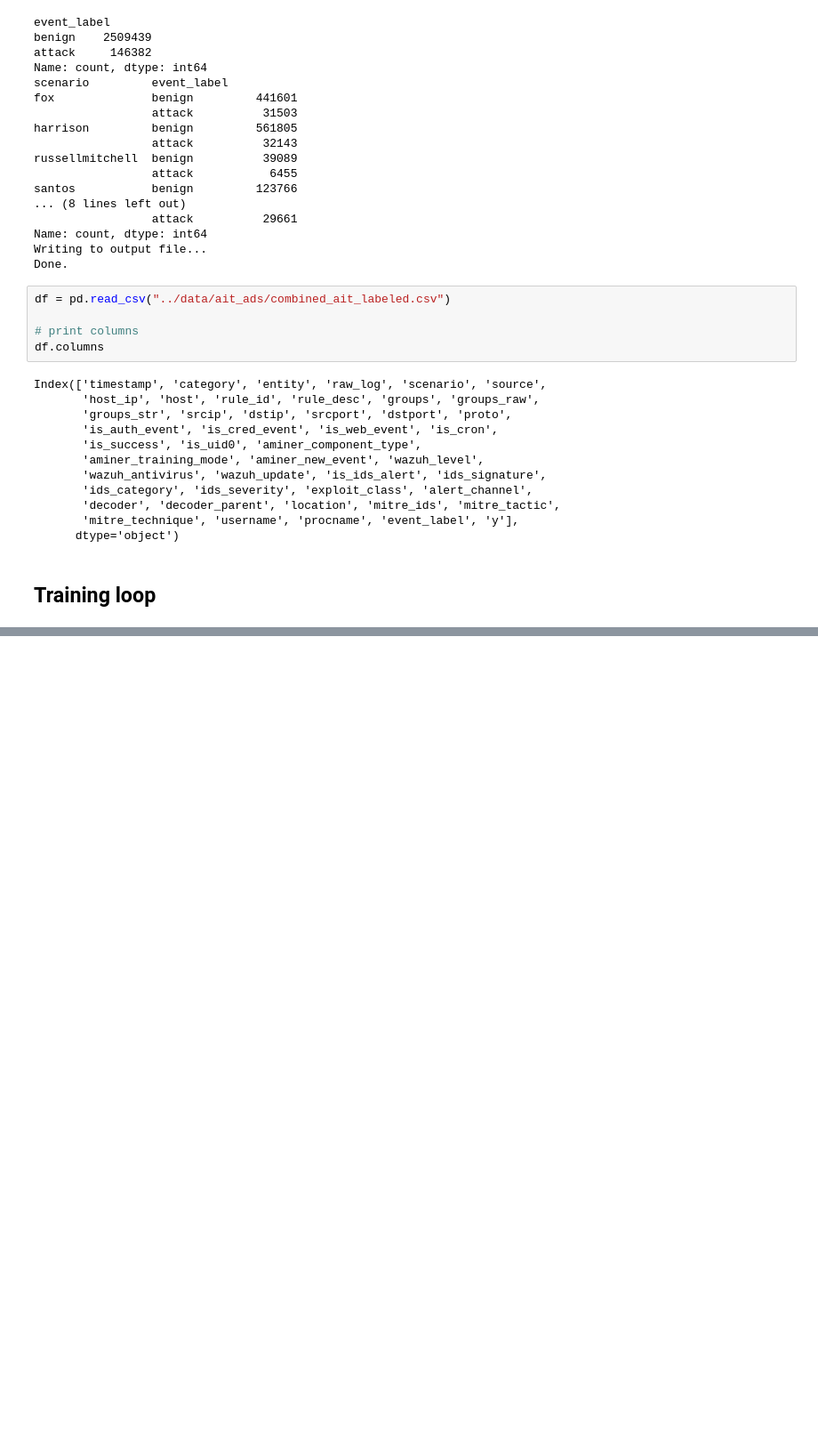
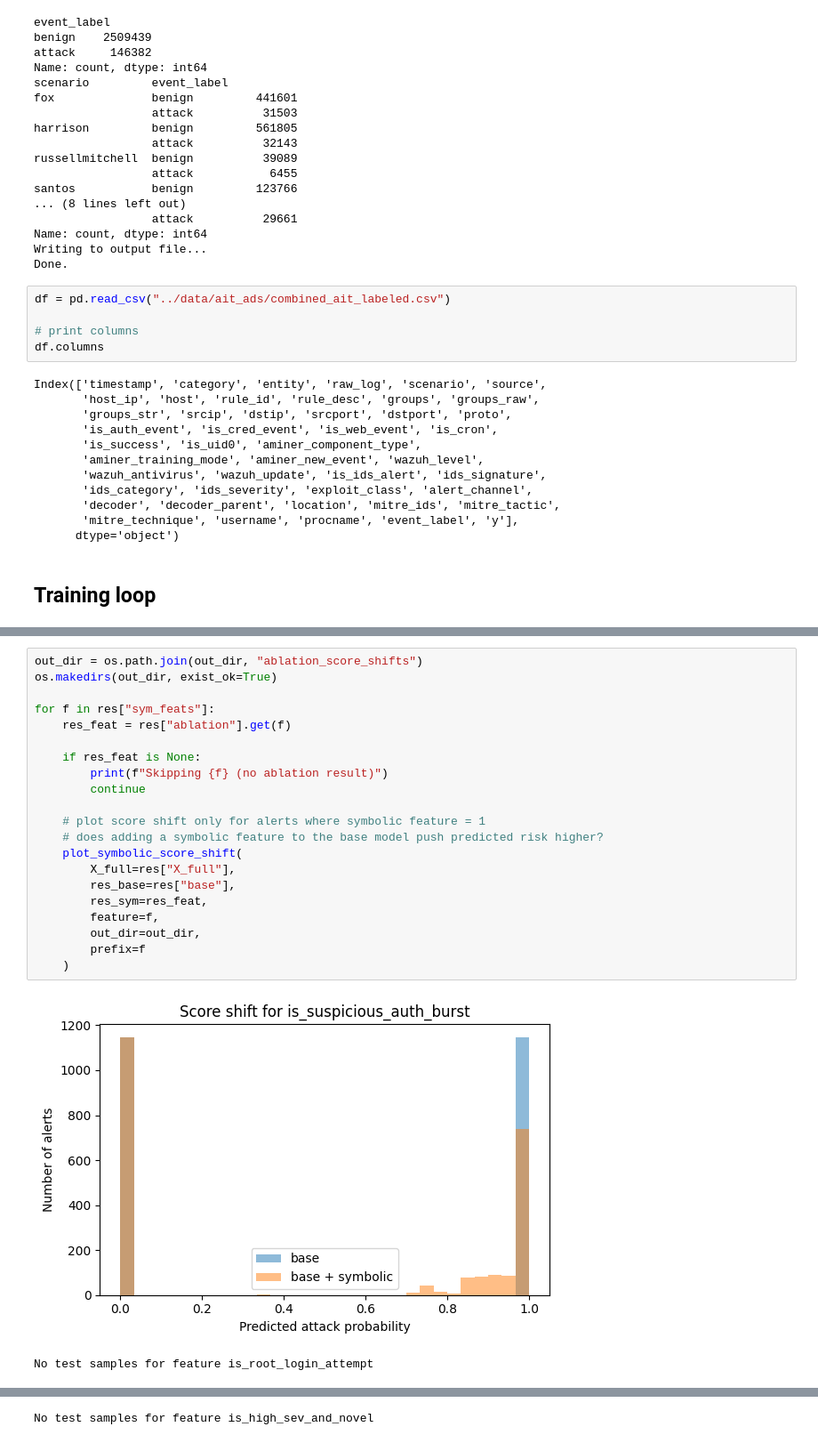
Before and after one commit to annaneliaa/msc-thesis, a Jupyter notebook: aact/baseline.ipynb, the cells around one changed output, grey strips where cells are left out. Shown at 89% size. Drawn from its saved outputs; the diff is of its cells as text; blank space fills up the shorter version.

```diff
--- a/aact/baseline.ipynb
+++ b/aact/baseline.ipynb
@@ -345,0 +374,24 @@ ValueError: Input contains NaN.
+# %%
+out_dir = os.path.join(out_dir, "ablation_score_shifts")
+os.makedirs(out_dir, exist_ok=True)
+
+for f in res["sym_feats"]:
+    res_feat = res["ablation"].get(f)
+
+    if res_feat is None:
+        print(f"Skipping {f} (no ablation result)")
+        continue
+
+    # plot score shift only for alerts where symbolic feature = 1
+    # does adding a symbolic feature to the base model push predicted risk higher?
+    plot_symbolic_score_shift(
+        X_full=res["X_full"],
+        res_base=res["base"],
+        res_sym=res_feat,
+        feature=f,
+        out_dir=out_dir,
+        prefix=f
+    )
+# %% [output]
+[figure, added]
+No test samples for feature is_root_login_attempt
@@ -345,0 +404 @@ ValueError: Input contains NaN.
+No test samples for feature is_high_sev_and_novel
```
Also changed, not shown: parts of 12 cells of this notebook, 16 other files.
